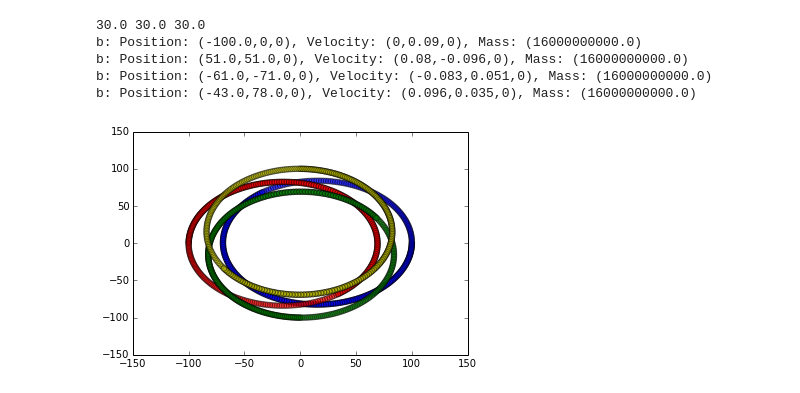
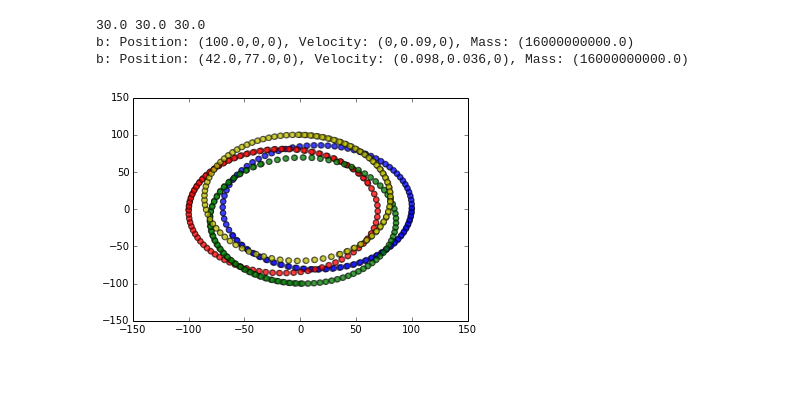
Before and after one commit to wlgn123/PyGravity, a Jupyter notebook: 2D_Physics.ipynb, the cells around one changed output. Saved outputs shown, nothing was run; the diff lists cells and outputs as text; code cells hidden in the pictures.

```diff
--- a/2D_Physics.ipynb
+++ b/2D_Physics.ipynb
@@ -9,7 +9,7 @@ base = Physics()
 base.dimension = 3
 
 base.read_file('example_data.csv')
-base.timestep = 20
+base.timestep = 60
 
 total_mass = 0
 for item in base.objects:
@@ -20,36 +20,34 @@ cm = round_sig(100*base.objects[2].m[0]/total_mass,1)
 dm = round_sig(100*base.objects[3].m[0]/total_mass,1)
 print am, bm, cm
 ax = []
 ay = []
 bx = []
 by = []
 cx = []
 cy = []
 dx = []
 dy = []
-for i in range(400):
+for i in range(200):
     if i % 100 == 0:
         print base.objects[1].round(2)
     ax.append(base.objects[0].P[0])
     ay.append(base.objects[0].P[1])
     bx.append(base.objects[1].P[0])
     by.append(base.objects[1].P[1])
     cx.append(base.objects[2].P[0])
     cy.append(base.objects[2].P[1])
     dx.append(base.objects[3].P[0])
     dy.append(base.objects[3].P[1])
 
     base.step_all()
 
 plt.scatter(ax, ay, s=am, c='b', alpha=0.5)
 plt.scatter(bx, by, s=bm, c='r', alpha=0.5)
 plt.scatter(cx, cy, s=cm, c='g', alpha=0.5)
 plt.scatter(dx, dy, s=dm, c='y', alpha=0.5)
 plt.show()
 # %% [output]
 30.0 30.0 30.0
-b: Position: (-100.0,0,0), Velocity: (0,0.09,0), Mass: (16000000000.0)
-b: Position: (51.0,51.0,0), Velocity: (0.08,-0.096,0), Mass: (16000000000.0)
-b: Position: (-61.0,-71.0,0), Velocity: (-0.083,0.051,0), Mass: (16000000000.0)
-b: Position: (-43.0,78.0,0), Velocity: (0.096,0.035,0), Mass: (16000000000.0)
+b: Position: (100.0,0,0), Velocity: (0,0.09,0), Mass: (16000000000.0)
+b: Position: (42.0,77.0,0), Velocity: (0.098,0.036,0), Mass: (16000000000.0)
-[figure, old version]
+[figure, new version]
```
